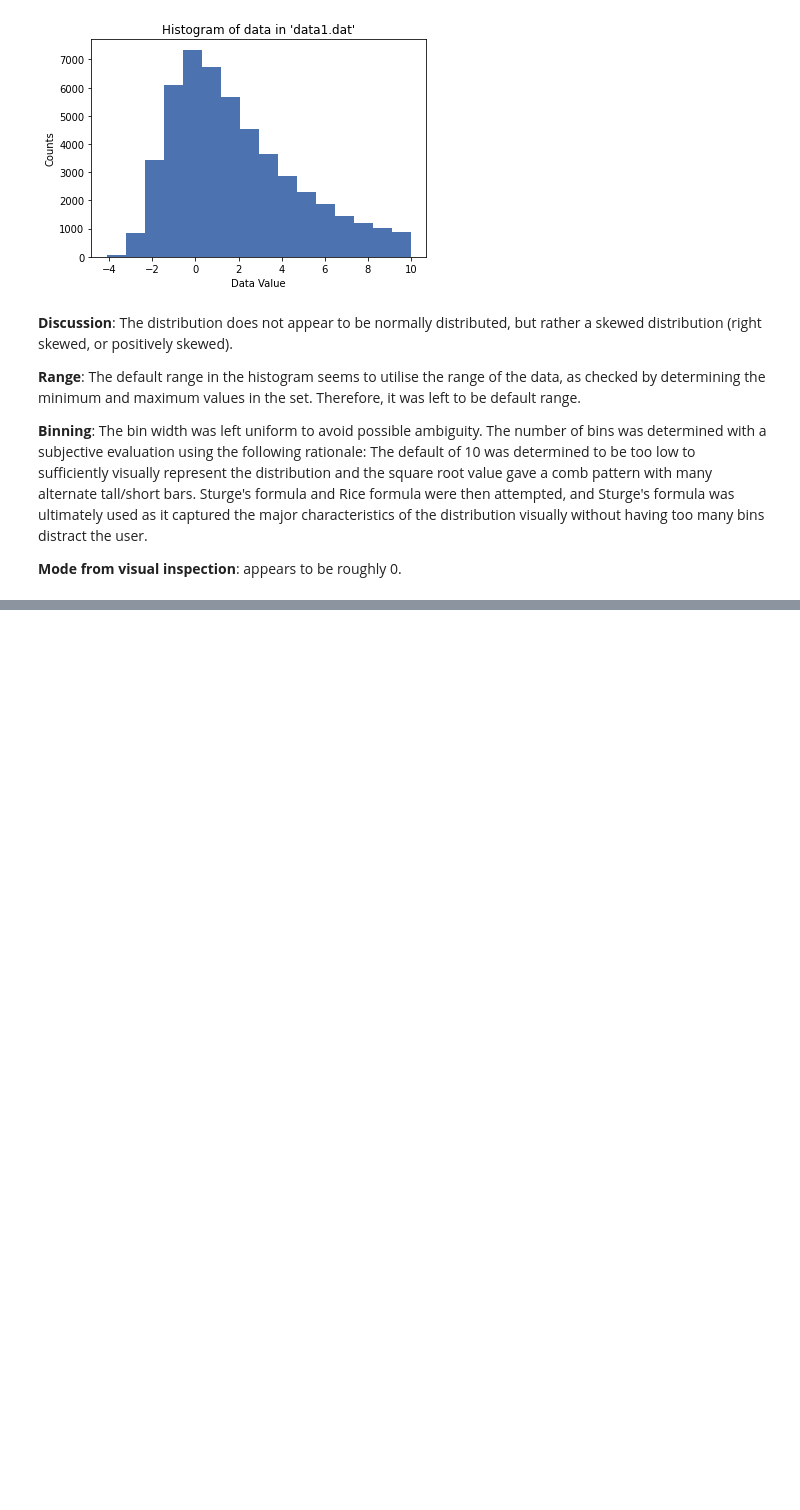
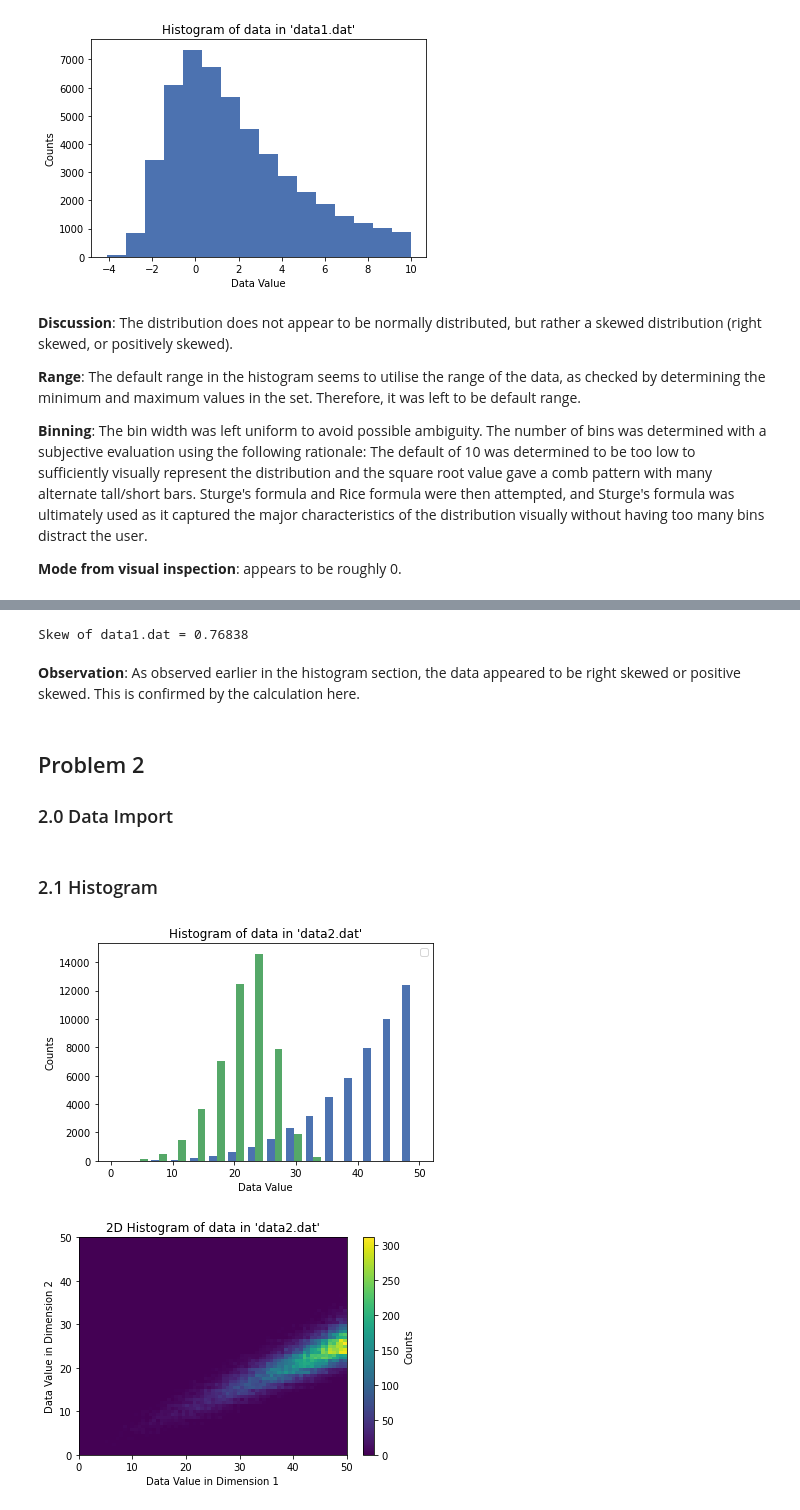
Before and after one commit to mehfoos/Nuclear-Fusion, a Jupyter notebook: Smda/SmdaPpq1.ipynb, the cells around one changed output, grey strips where cells are left out. Cells and saved outputs as stored; diff of their text form; code cells hidden in the pictures; blank space fills up the shorter version.

```diff
--- a/Smda/SmdaPpq1.ipynb
+++ b/Smda/SmdaPpq1.ipynb
@@ -41,0 +61,46 @@ plt.show()
+# %%
+from scipy.stats import skew # library package for skew calcs
+data1Skew = skew(data1)
+print("Skew of data1.dat =", f'{data1Skew:.{data1SigFig}}')
+# %% [output]
+Skew of data1.dat = 0.76838
+# %% [markdown]
+**Observation**: As observed earlier in the histogram section, the data appeared to be right skewed or positive skewed. This is confirmed by the calculation here.
+# %% [markdown]
+
+## Problem 2
+### 2.0 Data Import
+# %%
+# Import file as array (2d in this case, upon exploration)
+data2 = np.loadtxt("data2.dat",delimiter=",")
+# %% [markdown]
+### 2.1 Histogram
+# %%
+from math import floor
+
+
+data2Min = np.min(data2)
+data2Max = np.max(data2)
+#nBins2=int(np.sqrt(len(data2))) # discarded square root
+nBins2 = int(1+np.log2(len(data2))) # Sturge's formula
+#nBins2 = int(2*np.cbrt(len(data2))) # Rice rule
+myRange=[np.floor(data2Min/10)*10,np.ceil(data2Max/10)*10] # chosen based on the data observed and iterative refinements
+plt.xlabel("Data Value")
+plt.ylabel("Counts")
+plt.title("Histogram of data in 'data2.dat'")
+plt.legend(["Dimension 1","Dimension 2"])
+plt.hist(data2, bins =nBins2, range=myRange)
+plt.show()
+
+# 2-D Histogram plot
+plt.xlabel("Data Value in Dimension 1")
+plt.ylabel("Data Value in Dimension 2")
+plt.title("2D Histogram of data in 'data2.dat'")
+nBins2D = int(2*np.cbrt(len(data2))) # Rice rule
+plt.hist2d(data2[:,0],data2[:,1], bins =nBins2D, range=[myRange,myRange])
+cbar = plt.colorbar()
+cbar.set_label('Counts')
+plt.show()
+# %% [output]
+[figure, added]
+[figure, added]
```
Also changed, not shown: parts of 11 cells of this notebook.
